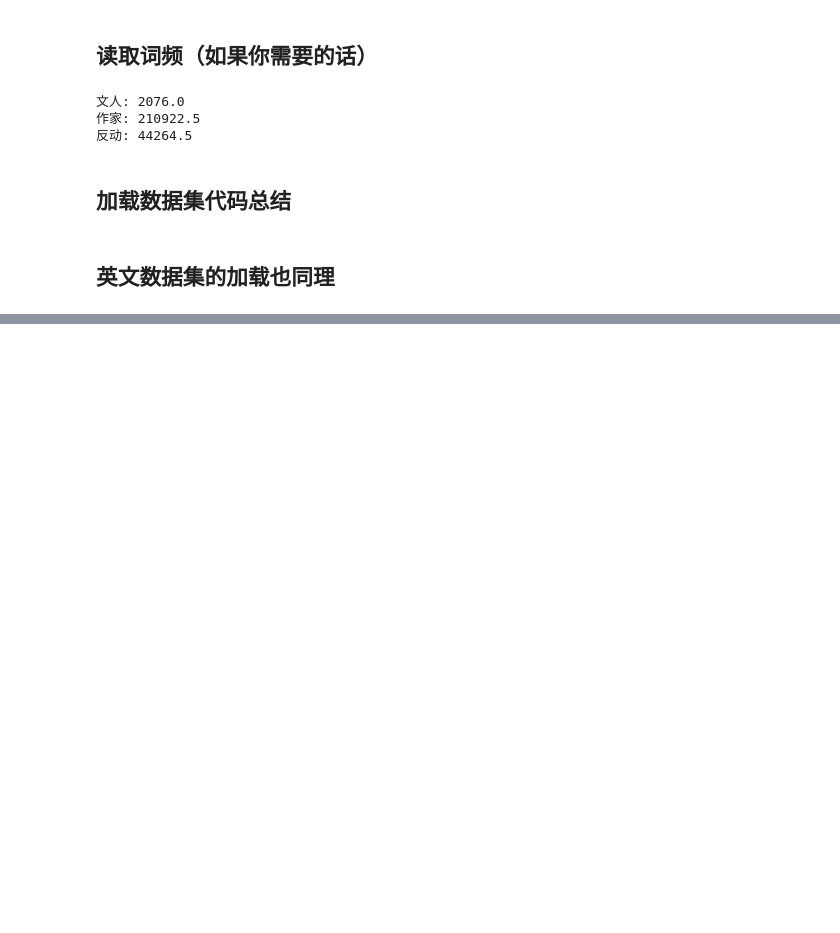
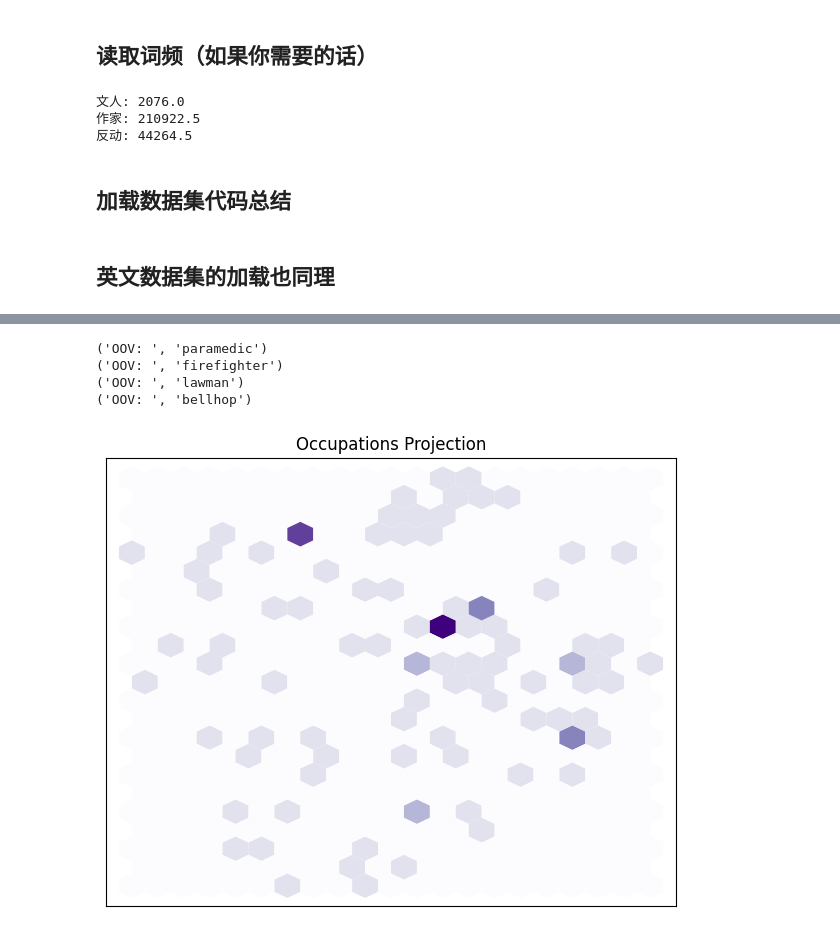
Before and after one commit to LeafCreeper/MicroDistance2025Word2VecProject, a Jupyter notebook: my_histwords/test.ipynb, the cells around one changed output, grey strips where cells are left out. Cells and saved outputs as stored; diff of their text form; code cells hidden in the pictures; blank space fills up the shorter version.

```diff
--- a/my_histwords/test.ipynb
+++ b/my_histwords/test.ipynb
@@ -282,0 +345,73 @@ Error:
+# %%
+occupations = [
+    "doctor", "lawyer", "teacher", "engineer", "nurse", "dentist", "accountant", "architect", "chemist", "scientist",
+    "pilot", "farmer", "writer", "poet", "actor", "singer", "dancer", "musician", "painter", "sculptor",
+    "tailor", "baker", "butcher", "barber", "clerk", "cashier", "waiter", "porter", "cook", "janitor",
+    "soldier", "sailor", "captain", "guard", "officer", "detective", "judge", "minister", "priest", "monk",
+    "hunter", "fisher", "miller", "weaver", "potter", "brewer", "carpenter", "mason", "plumber", "electrician",
+    "mechanic", "driver", "miner", "merchant", "trader", "banker", "broker", "editor", "reporter", "librarian",
+    "student", "scholar", "professor", "lecturer", "researcher", "mathematician", "physicist", "biologist", "geologist", "astronomer",
+    "pharmacist", "optician", "surgeon", "therapist", "psychologist", "psychiatrist", "midwife", "paramedic", "firefighter", "policeman",
+    "judge", "lawman", "warden", "blacksmith", "shoemaker", "tailor", "cobbler", "gardener", "cleaner", "washer",
+    "vendor", "peddler", "bartender", "host", "usher", "receptionist", "clergyman", "chaplain", "bellhop", "waitress"
+]
+
+occupations_vecs = []
+
+embed_1990 = seq_embedding_eng.get_embed(1990)
+
+for occupation in occupations:
+    vec = embed_1990.represent(occupation)
+    occupations_vecs.append((occupation, vec))
+# %% [output]
+('OOV: ', 'paramedic')
+('OOV: ', 'firefighter')
+('OOV: ', 'lawman')
+('OOV: ', 'bellhop')
+# %%
+from sklearn.decomposition import PCA
+from sklearn.manifold import TSNE
+import numpy as np
+import pandas as pd
+def reduce_dims(occupations_vecs, method="pca"):
+    """
+    接收一个包含 (occupation, vector) 元组的列表，返回 DataFrame 结果
+    参数：
+        occupations_vecs: List[Tuple[str, np.ndarray]]
+        method: "pca" 或 "tsne"
+    返回：
+        pd.DataFrame，包含列 ["occupation", "X", "Y"]
+    """
+    names = [item[0] for item in occupations_vecs]
+    vecs = np.stack([item[1] for item in occupations_vecs])
+
+    if method == "pca":
+        reducer = PCA(n_components=2)
+    elif method == "tsne":
+        reducer = TSNE(n_components=2, random_state=42)
+    else:
+        raise ValueError("method must be 'pca' or 'tsne'")
+
+    vecs_2d = reducer.fit_transform(vecs)
+    return pd.DataFrame({"occupation": names, "X": vecs_2d[:, 0], "Y": vecs_2d[:, 1]})
+# %%
+import matplotlib.pyplot as plt
+
+def plot_occupations_hexbin(df_proj, cmap="Blues"):
+    """
+    可视化二维职业向量（hexbin）
+    参数：
+        df_proj: DataFrame，包含列 ["occupation", "X", "Y"]
+        cmap: 字符串，matplotlib colormap 名称
+    """
+    plt.figure(figsize=(6, 5))
+    plt.hexbin(df_proj["X"], df_proj["Y"], cmap=cmap, gridsize=20, linewidths=0)
+    plt.title("Occupations Projection")
+    plt.xticks([]), plt.yticks([])
+    plt.tight_layout()
+    plt.show()
+# %%
+df_proj = reduce_dims(occupations_vecs, method="pca")  # 或 method="tsne"
+plot_occupations_hexbin(df_proj, cmap="Purples")
+# %% [output]
+[figure, added]
```
Also changed, not shown: parts of 21 cells of this notebook, 2 other files.
